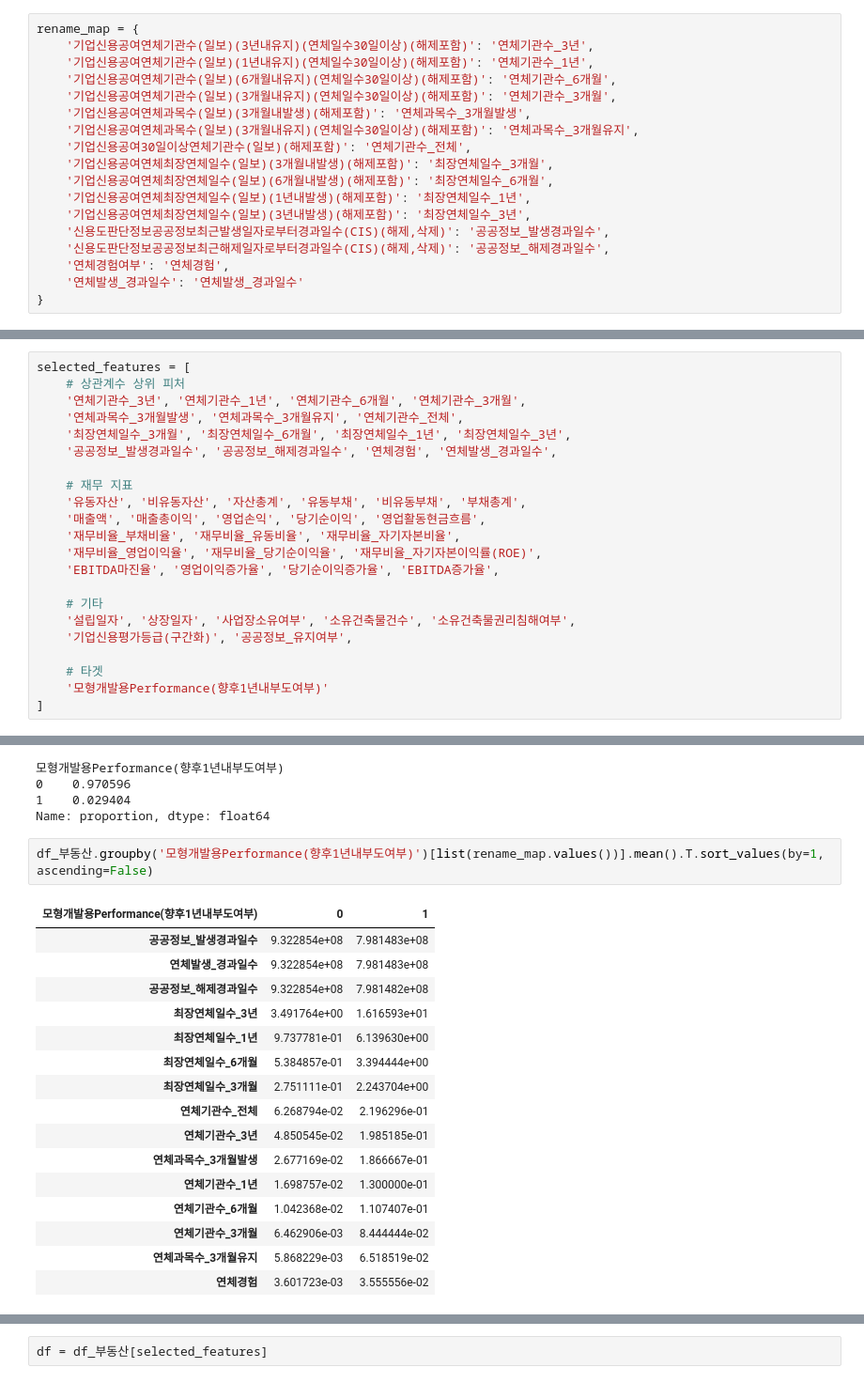
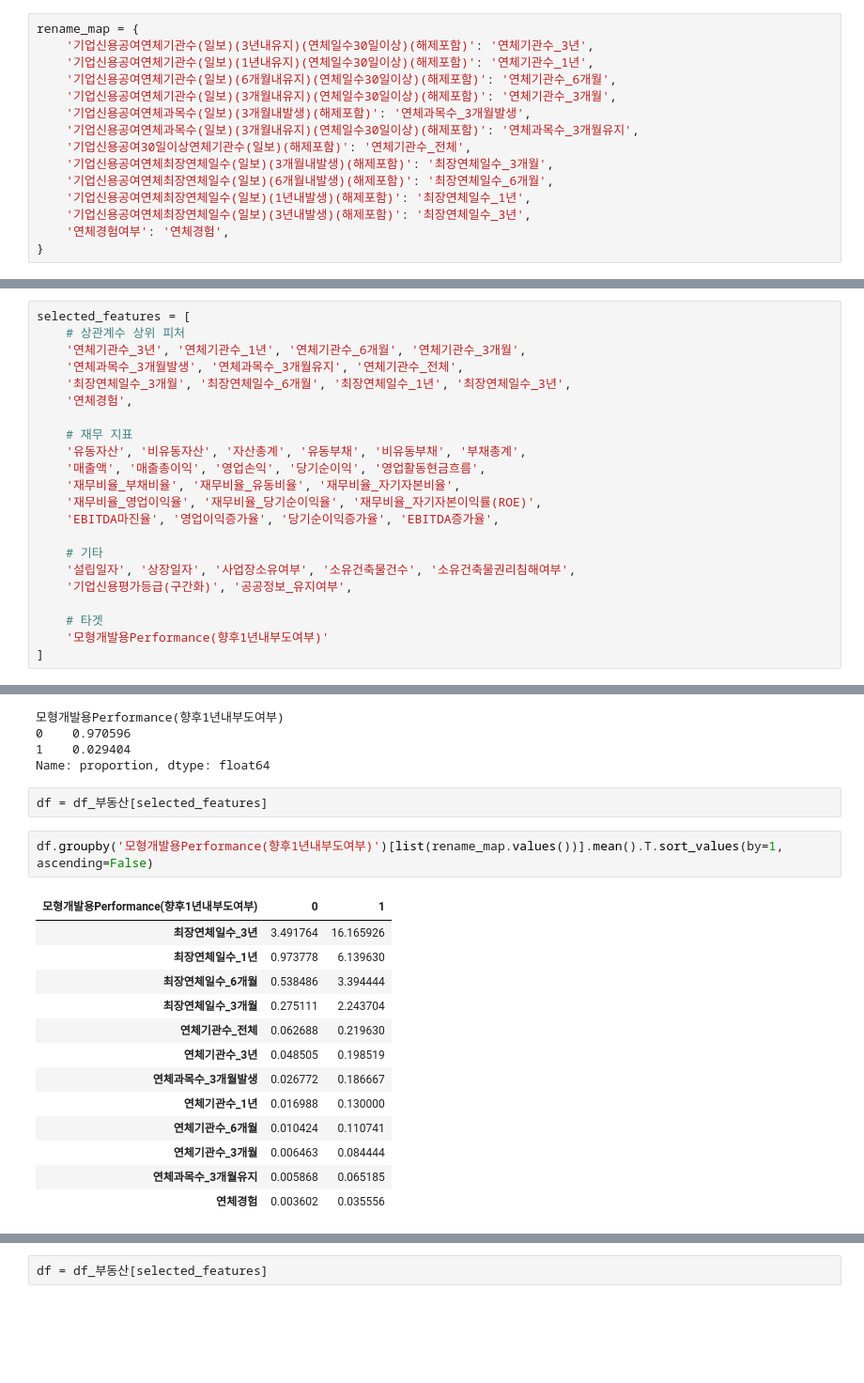
Before and after one commit to Sia-Le-Blanc/Project_Keroro, a Jupyter notebook: Codes/day6/스모트.ipynb, the cells around one changed output, grey strips where cells are left out. Shown: that part at 94% size. Drawn from its saved outputs; the diff is of its cells as text; blank space fills up the shorter version.

```diff
--- a/Codes/day6/스모트.ipynb
+++ b/Codes/day6/스모트.ipynb
@@ -109,10 +109,7 @@ rename_map = {
     '기업신용공여연체최장연체일수(일보)(6개월내발생)(해제포함)': '최장연체일수_6개월',
     '기업신용공여연체최장연체일수(일보)(1년내발생)(해제포함)': '최장연체일수_1년',
     '기업신용공여연체최장연체일수(일보)(3년내발생)(해제포함)': '최장연체일수_3년',
-    '신용도판단정보공공정보최근발생일자로부터경과일수(CIS)(해제,삭제)': '공공정보_발생경과일수',
-    '신용도판단정보공공정보최근해제일자로부터경과일수(CIS)(해제,삭제)': '공공정보_해제경과일수',
     '연체경험여부': '연체경험',
-    '연체발생_경과일수': '연체발생_경과일수'
 }
 # %%
 df_부동산.rename(columns=rename_map, inplace=True)
@@ -122,7 +119,7 @@ selected_features = [
     '연체기관수_3년', '연체기관수_1년', '연체기관수_6개월', '연체기관수_3개월',
     '연체과목수_3개월발생', '연체과목수_3개월유지', '연체기관수_전체',
     '최장연체일수_3개월', '최장연체일수_6개월', '최장연체일수_1년', '최장연체일수_3년',
-    '공공정보_발생경과일수', '공공정보_해제경과일수', '연체경험', '연체발생_경과일수',
+    '연체경험',
 
     # 재무 지표
     '유동자산', '비유동자산', '자산총계', '유동부채', '비유동부채', '부채총계',
@@ -145,25 +142,24 @@ df_부동산['모형개발용Performance(향후1년내부도여부)'].value_coun
 0    0.970596
 1    0.029404
 Name: proportion, dtype: float64
+# %%
+df = df_부동산[selected_features]
 # %%
-df_부동산.groupby('모형개발용Performance(향후1년내부도여부)')[list(rename_map.values())].mean().T.sort_values(by=1, ascending=False)
+df.groupby('모형개발용Performance(향후1년내부도여부)')[list(rename_map.values())].mean().T.sort_values(by=1, ascending=False)
 # %% [output]
 | 모형개발용Performance(향후1년내부도여부) | 0 | 1 |
-| 공공정보_발생경과일수 | 9.322854e+08 | 7.981483e+08 |
-| 연체발생_경과일수 | 9.322854e+08 | 7.981483e+08 |
-| 공공정보_해제경과일수 | 9.322854e+08 | 7.981482e+08 |
-| 최장연체일수_3년 | 3.491764e+00 | 1.616593e+01 |
-| 최장연체일수_1년 | 9.737781e-01 | 6.139630e+00 |
-| 최장연체일수_6개월 | 5.384857e-01 | 3.394444e+00 |
-| 최장연체일수_3개월 | 2.751111e-01 | 2.243704e+00 |
-| 연체기관수_전체 | 6.268794e-02 | 2.196296e-01 |
-| 연체기관수_3년 | 4.850545e-02 | 1.985185e-01 |
-| 연체과목수_3개월발생 | 2.677169e-02 | 1.866667e-01 |
-| 연체기관수_1년 | 1.698757e-02 | 1.300000e-01 |
-| 연체기관수_6개월 | 1.042368e-02 | 1.107407e-01 |
-| 연체기관수_3개월 | 6.462906e-03 | 8.444444e-02 |
-| 연체과목수_3개월유지 | 5.868229e-03 | 6.518519e-02 |
-| 연체경험 | 3.601723e-03 | 3.555556e-02 |
+| 최장연체일수_3년 | 3.491764 | 16.165926 |
+| 최장연체일수_1년 | 0.973778 | 6.139630 |
+| 최장연체일수_6개월 | 0.538486 | 3.394444 |
+| 최장연체일수_3개월 | 0.275111 | 2.243704 |
+| 연체기관수_전체 | 0.062688 | 0.219630 |
+| 연체기관수_3년 | 0.048505 | 0.198519 |
+| 연체과목수_3개월발생 | 0.026772 | 0.186667 |
+| 연체기관수_1년 | 0.016988 | 0.130000 |
+| 연체기관수_6개월 | 0.010424 | 0.110741 |
+| 연체기관수_3개월 | 0.006463 | 0.084444 |
+| 연체과목수_3개월유지 | 0.005868 | 0.065185 |
+| 연체경험 | 0.003602 | 0.035556 |
 # %%
 df_부동산[selected_features]
 # %% [output]
```
Also changed, not shown: parts of 17 cells of this notebook, 9 other files.
